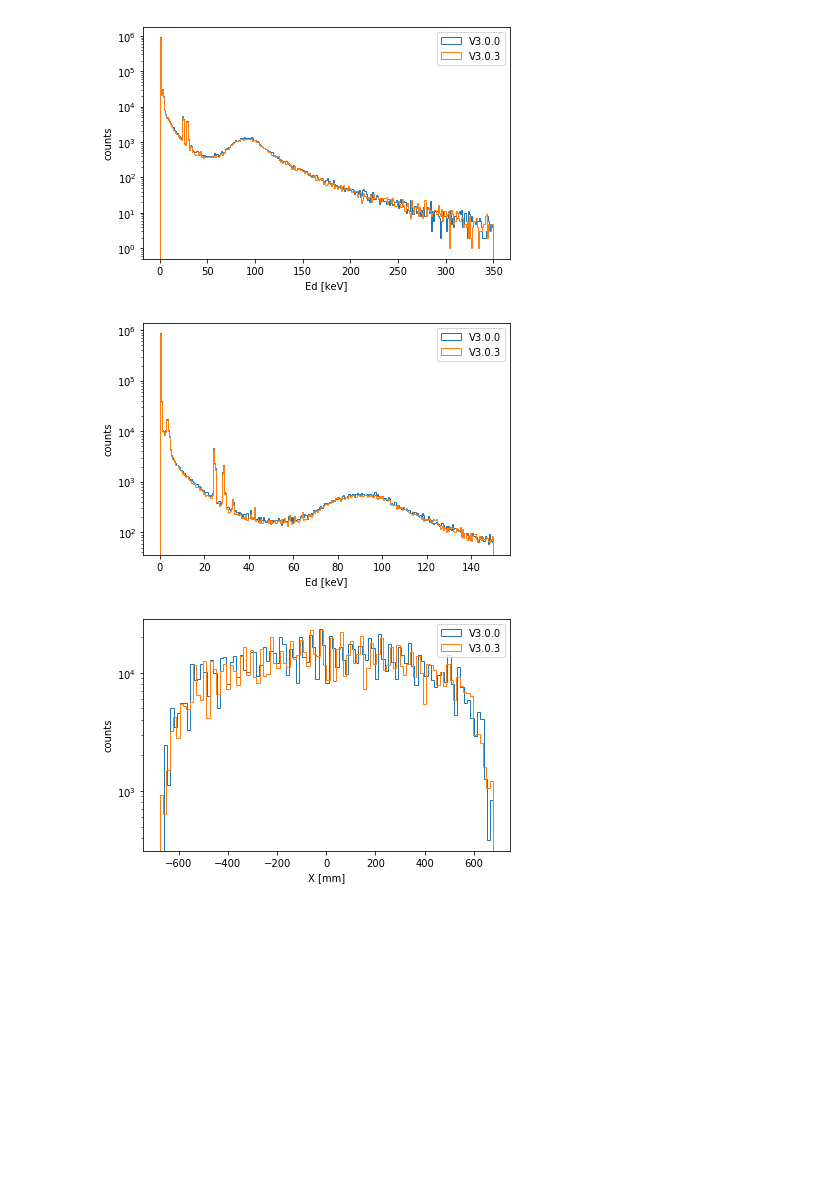
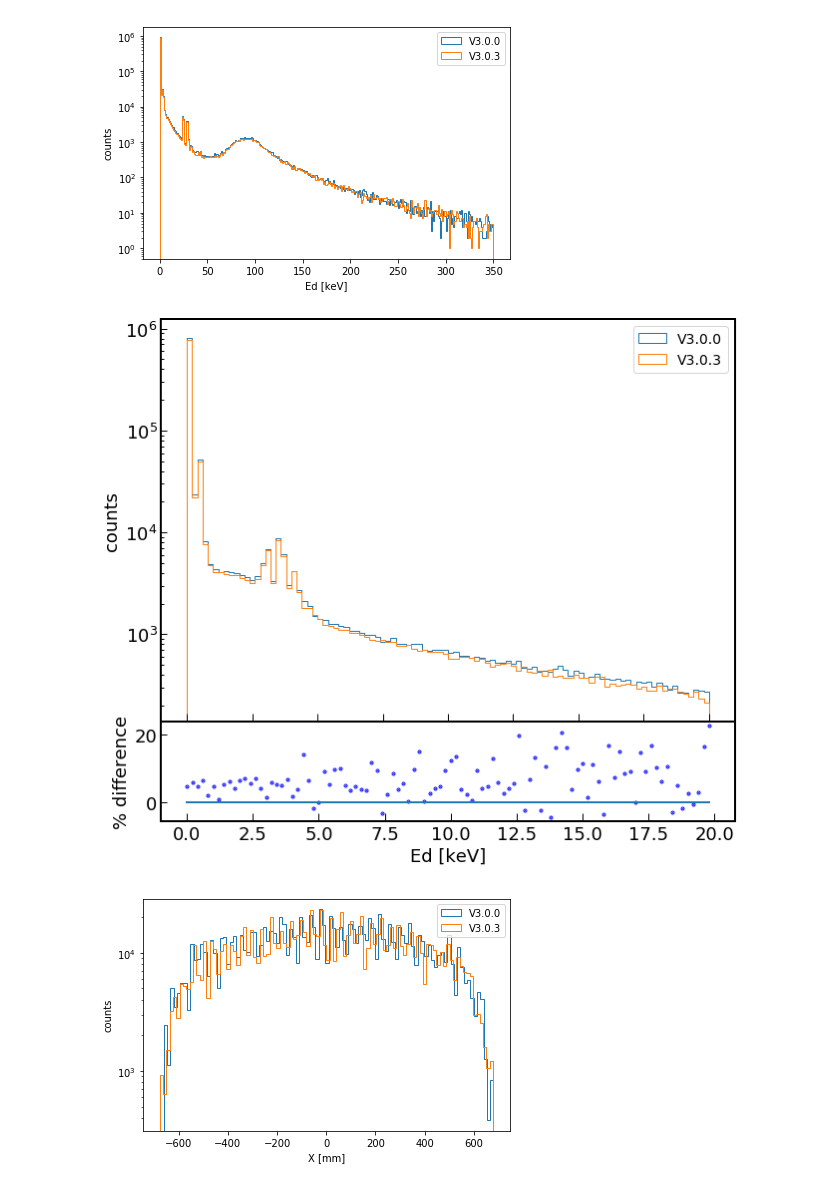
Before and after one commit to ariannarocchetti/MonteCarlo_ER, a Jupyter notebook: check_patch.ipynb, the cells around one changed output. Cells and saved outputs as stored; diff of their text form; code cells hidden in the pictures; blank space fills up the shorter version.

```diff
--- a/check_patch.ipynb
+++ b/check_patch.ipynb
@@ -53,31 +39,56 @@ def hist_en(data1, data2):
 hist_en(data_fr, data_mid)
 # %% [output]
 [figure]
+# %%
+#same but zoom
+def hist_en(data1, data2):
+    fig = plt.figure(figsize=(10, 7))
+    fig1 = figure(1)
+    frame1=fig1.add_axes((.1,.3,.8,.8))
+    n_bins = 100
+    n1 = matplotlib.pyplot.hist(data1.ed, bins =n_bins, range = (0, 20), label = "V3.0.0", histtype = 'step')
+    n2 = matplotlib.pyplot.hist(data2.ed, bins =n_bins, range = (0, 20), label = "V3.0.3", histtype = 'step' )
+    plt.yscale('log')
+    plt.ylabel('counts')
+    plt.legend()
+    bins=[]
+    diff = []
+    const = []
+    for i in range(n_bins):
+        bins_ = n2[1][i]
+        h1 = n1[0][i] #takes values
+        h2 = n2[0][i] #takes values 2nd histo
+        diff_ = (((h1 - h2)/h1)*100)
+        bins.append(bins_)
+        diff.append(diff_)
+        const.append(0.0)
+    frame2=fig1.add_axes((.1,.1,.8,.2))
+    opp1=plt.plot(bins,diff, 'bo', markersize=1)
+    opp1=plt.plot(bins, const )
+    #plt.ylim(-15, 15)
+
+
+    plt.xlabel('Ed [keV]')
+    plt.ylabel('% difference')
+    plt.tight_layout()
+
+    plt.show()
+
+hist_en(data_fr, data_mid)
+# %% [output]
+[figure, added]
 # %%
-def hist_en(data1, data2):
-    matplotlib.pyplot.hist(data1.ed, bins =(300), range = (0, 150), label = "V3.0.0", histtype = 'step')
-    matplotlib.pyplot.hist(data2.ed, bins =(300), range = (0, 150), label = "V3.0.3", histtype = 'step' )
+def hist_x(data1, data2):
+    matplotlib.pyplot.hist(data1.X, bins =(100), #range = (0, 150),
+                           label = "V3.0.0", histtype = 'step')
+    matplotlib.pyplot.hist(data2.X, bins =(100), #range = (0, 150),
+                           label = "V3.0.3", histtype = 'step' )
     plt.ylabel('counts')
-    plt.xlabel('Ed [keV]')
+    plt.xlabel('X [mm]')
     plt.yscale('log')
     plt.tight_layout()
     plt.legend()
     plt.show()
-hist_en(data_fr, data_mid)
+hist_x(data_fr, data_mid)
 # %% [output]
-[figure, old version]
+[figure, new version]
-# %%
-def hist_en(data1, data2):
-    matplotlib.pyplot.hist(data1.X, bins =(100), #range = (0, 150),
-                           label = "V3.0.0", histtype = 'step')
-    matplotlib.pyplot.hist(data2.X, bins =(100), #range = (0, 150),
-                           label = "V3.0.3", histtype = 'step' )
-    plt.ylabel('counts')
-    plt.xlabel('X [mm]')
-    plt.yscale('log')
-    plt.tight_layout()
-    plt.legend()
-    plt.show()
-hist_en(data_fr, data_mid)
-# %% [output]
-[figure, removed]
```
Also changed, not shown: parts of 4 cells of this notebook.
